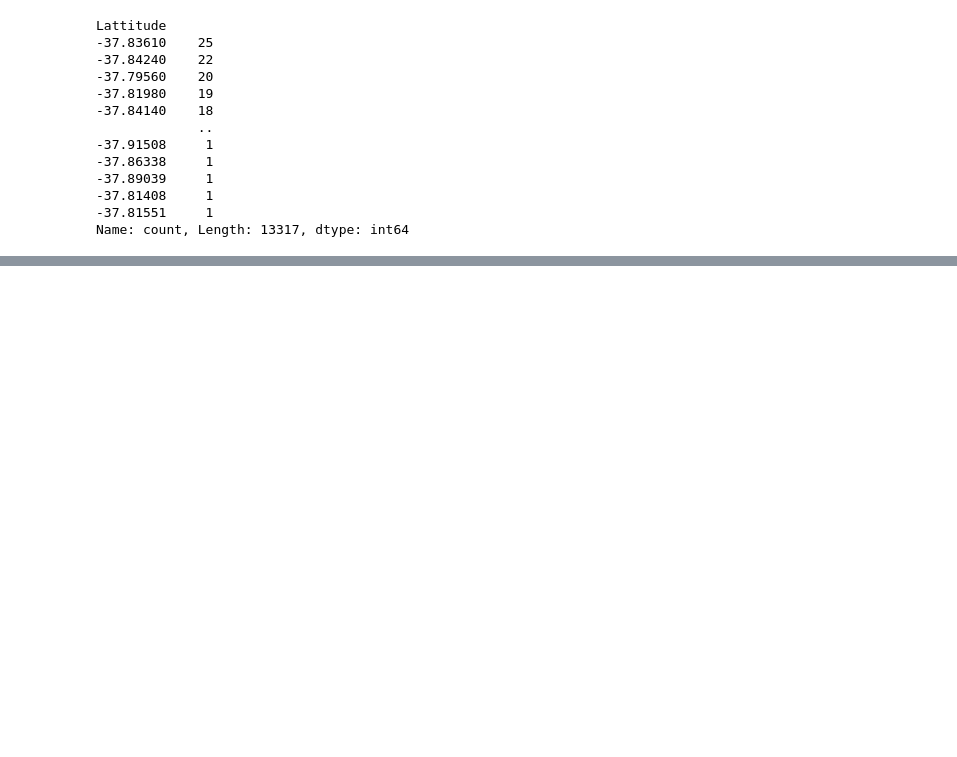
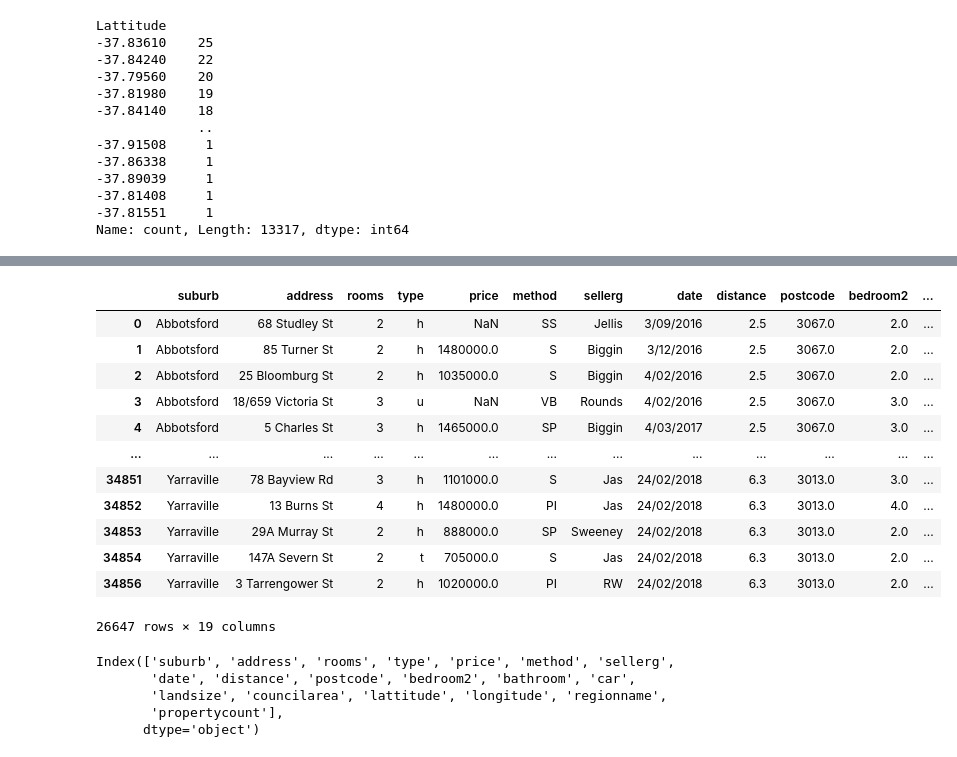
Before and after one commit to CEPHAL0/python_workshop_evening, a Jupyter notebook: data_science/melbourne_housing_analysis.ipynb, the cells around one changed output, grey strips where cells are left out. Saved outputs shown, nothing was run; the diff lists cells and outputs as text; code cells hidden in the pictures; blank space fills up the shorter version.

```diff
--- a/data_science/melbourne_housing_analysis.ipynb
+++ b/data_science/melbourne_housing_analysis.ipynb
@@ -575,0 +611,5 @@ Name: count, Length: 13317, dtype: int64
+# %%
+columns_dict = {}
+# %%
+for column in columns_list:
+    columns_dict[column] = column.lower()
@@ -575,0 +638,2 @@ Name: count, Length: 13317, dtype: int64
+# %%
+columns_dict["Longtitude"] = "longitude"
@@ -575,0 +662,26 @@ Name: count, Length: 13317, dtype: int64
+# %%
+df = df.rename(columns=columns_dict)
+# %%
+df
+# %% [output]
+|  | suburb | address | rooms | type | price | method | sellerg | date | distance | postcode | bedroom2 | ... |
+| 0 | Abbotsford | 68 Studley St | 2 | h | NaN | SS | Jellis | 3/09/2016 | 2.5 | 3067.0 | 2.0 | ... |
+| 1 | Abbotsford | 85 Turner St | 2 | h | 1480000.0 | S | Biggin | 3/12/2016 | 2.5 | 3067.0 | 2.0 | ... |
+| 2 | Abbotsford | 25 Bloomburg St | 2 | h | 1035000.0 | S | Biggin | 4/02/2016 | 2.5 | 3067.0 | 2.0 | ... |
+| 3 | Abbotsford | 18/659 Victoria St | 3 | u | NaN | VB | Rounds | 4/02/2016 | 2.5 | 3067.0 | 3.0 | ... |
+| 4 | Abbotsford | 5 Charles St | 3 | h | 1465000.0 | SP | Biggin | 4/03/2017 | 2.5 | 3067.0 | 3.0 | ... |
+| ... | ... | ... | ... | ... | ... | ... | ... | ... | ... | ... | ... | ... |
+| 34851 | Yarraville | 78 Bayview Rd | 3 | h | 1101000.0 | S | Jas | 24/02/2018 | 6.3 | 3013.0 | 3.0 | ... |
+| 34852 | Yarraville | 13 Burns St | 4 | h | 1480000.0 | PI | Jas | 24/02/2018 | 6.3 | 3013.0 | 4.0 | ... |
+| 34853 | Yarraville | 29A Murray St | 2 | h | 888000.0 | SP | Sweeney | 24/02/2018 | 6.3 | 3013.0 | 2.0 | ... |
+| 34854 | Yarraville | 147A Severn St | 2 | t | 705000.0 | S | Jas | 24/02/2018 | 6.3 | 3013.0 | 2.0 | ... |
+| 34856 | Yarraville | 3 Tarrengower St | 2 | h | 1020000.0 | PI | RW | 24/02/2018 | 6.3 | 3013.0 | 2.0 | ... |
+26647 rows × 19 columns
+# %%
+df.columns
+# %% [output]
+Index(['suburb', 'address', 'rooms', 'type', 'price', 'method', 'sellerg',
+       'date', 'distance', 'postcode', 'bedroom2', 'bathroom', 'car',
+       'landsize', 'councilarea', 'lattitude', 'longitude', 'regionname',
+       'propertycount'],
+      dtype='object')
```
Also changed, not shown: parts of 31 cells of this notebook, 1 other file.
